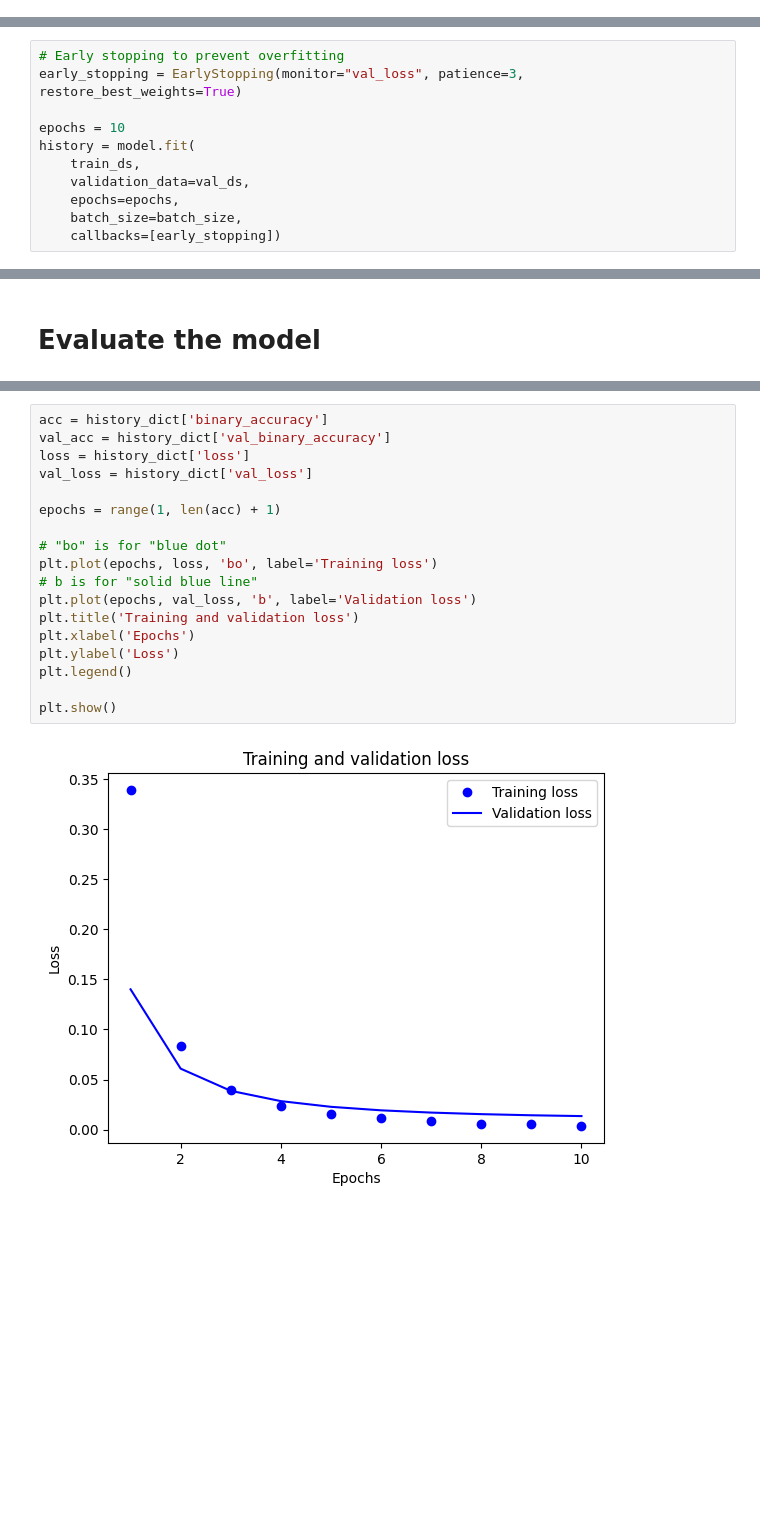
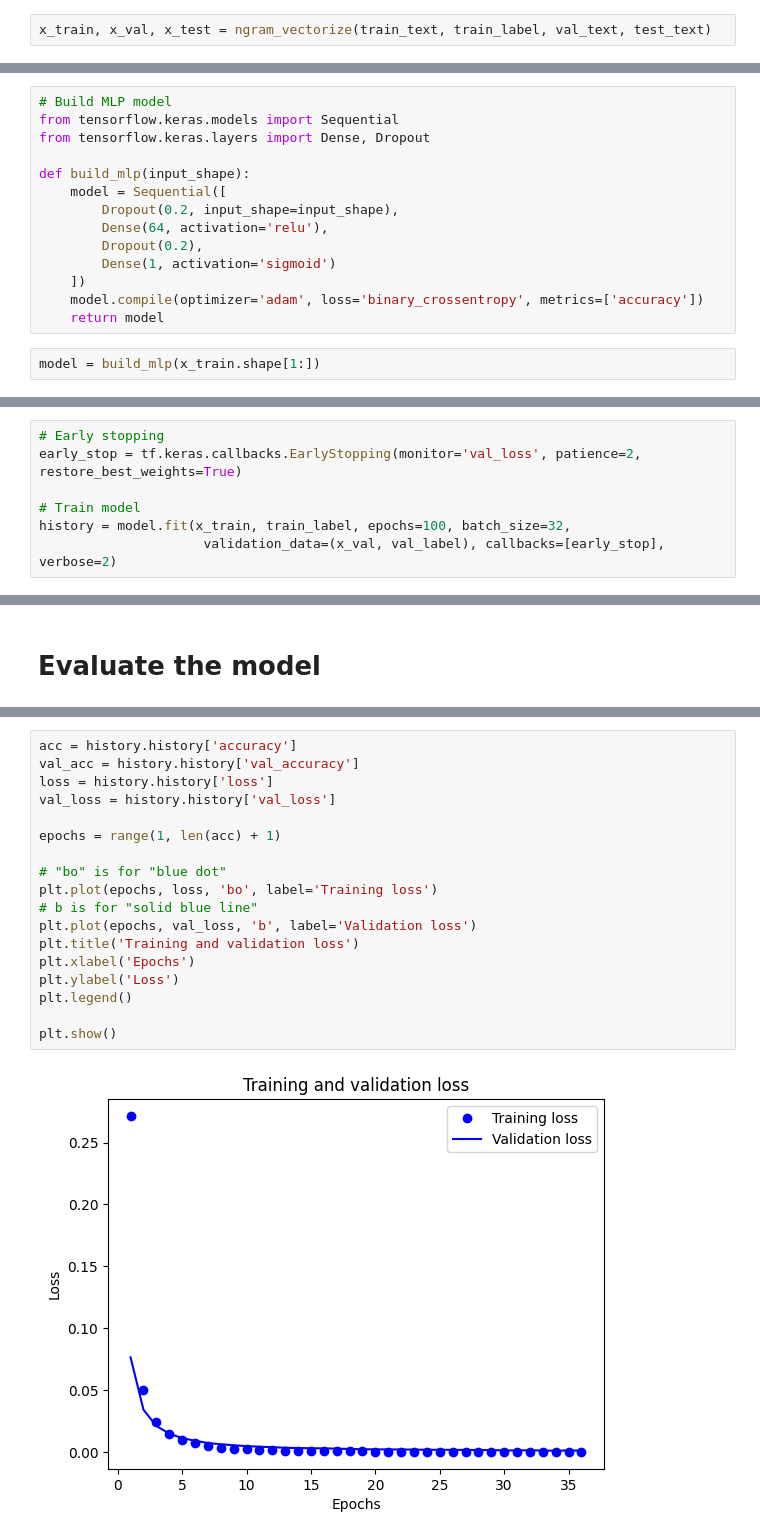
Before and after one commit to AnjaliDharmik/Fake-News-Detection, a Jupyter notebook: Model/Fake_News_Detection.ipynb, the cells around one changed output, grey strips where cells are left out. Saved outputs shown, nothing was run; the diff lists cells and outputs as text; blank space fills up the shorter version.

```diff
--- a/Model/Fake_News_Detection.ipynb
+++ b/Model/Fake_News_Detection.ipynb
@@ -224,0 +406,2 @@ model.compile(loss=losses.BinaryCrossentropy(),
+# %%
+x_train, x_val, x_test = ngram_vectorize(train_text, train_label, val_text, test_text)
@@ -225 +427,17 @@ model.compile(loss=losses.BinaryCrossentropy(),
+# %%
+# Build MLP model
+from tensorflow.keras.models import Sequential
+from tensorflow.keras.layers import Dense, Dropout
+
+def build_mlp(input_shape):
+    model = Sequential([
+        Dropout(0.2, input_shape=input_shape),
+        Dense(64, activation='relu'),
+        Dropout(0.2),
+        Dense(1, activation='sigmoid')
+    ])
+    model.compile(optimizer='adam', loss='binary_crossentropy', metrics=['accuracy'])
+    return model
+# %%
+model = build_mlp(x_train.shape[1:])
 # %% [markdown]
@@ -227,12 +445,8 @@ model.compile(loss=losses.BinaryCrossentropy(),
 # %%
-# Early stopping to prevent overfitting
-early_stopping = EarlyStopping(monitor="val_loss", patience=3, restore_best_weights=True)
+# Early stopping
+early_stop = tf.keras.callbacks.EarlyStopping(monitor='val_loss', patience=2, restore_best_weights=True)
 
-epochs = 10
-history = model.fit(
-    train_ds,
-    validation_data=val_ds,
-    epochs=epochs,
-    batch_size=batch_size,
-    callbacks=[early_stopping])
+# Train model
+history = model.fit(x_train, train_label, epochs=100, batch_size=32,
+                     validation_data=(x_val, val_label), callbacks=[early_stop], verbose=2)
 # %% [output]
@@ -278,23 +486,23 @@ dict_keys(['binary_accuracy', 'loss', 'val_binary_accuracy', 'val_loss'])
 # %%
-acc = history_dict['binary_accuracy']
-val_acc = history_dict['val_binary_accuracy']
-loss = history_dict['loss']
-val_loss = history_dict['val_loss']
+acc = history.history['accuracy']
+val_acc = history.history['val_accuracy']
+loss = history.history['loss']
+val_loss = history.history['val_loss']
 
 epochs = range(1, len(acc) + 1)
 
 # "bo" is for "blue dot"
 plt.plot(epochs, loss, 'bo', label='Training loss')
 # b is for "solid blue line"
 plt.plot(epochs, val_loss, 'b', label='Validation loss')
 plt.title('Training and validation loss')
 plt.xlabel('Epochs')
 plt.ylabel('Loss')
 plt.legend()
 
 plt.show()
 # %% [output]
-[figure, old version]
+[figure, new version]
 # %%
 plt.plot(epochs, acc, 'bo', label='Training acc')
 plt.plot(epochs, val_acc, 'b', label='Validation acc')
```
Also changed, not shown: parts of 55 cells of this notebook, 1 other file.
